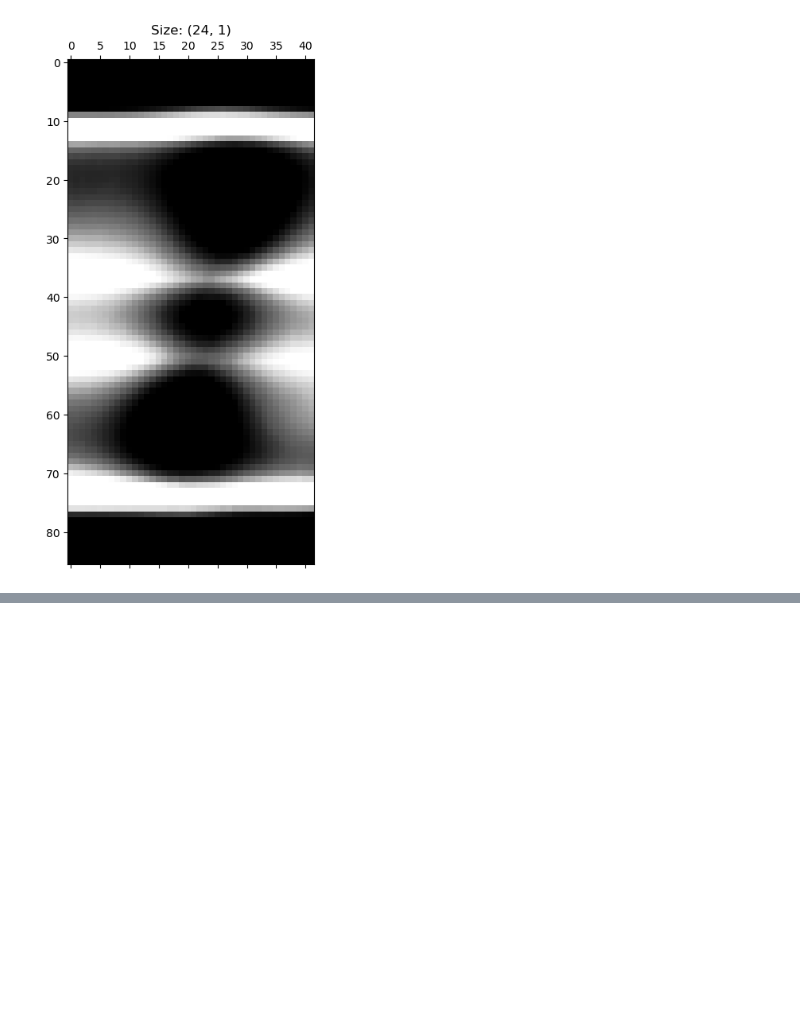
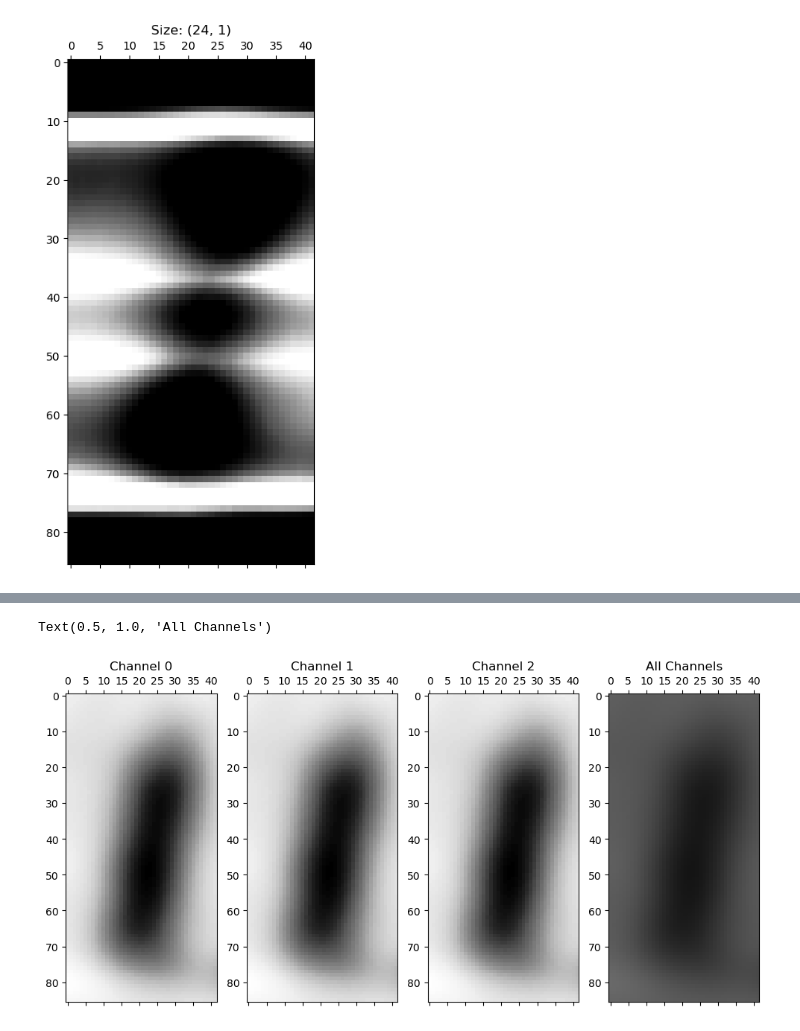
Before and after one commit to muthuganeshece/CVProjects, a Jupyter notebook: XRay/Debluring/Debluring.ipynb, the cells around one changed output, grey strips where cells are left out. Saved outputs shown, nothing was run; the diff lists cells and outputs as text; code cells hidden in the pictures; blank space fills up the shorter version.

```diff
--- a/XRay/Debluring/Debluring.ipynb
+++ b/XRay/Debluring/Debluring.ipynb
@@ -147,0 +196,17 @@ plt.matshow(img[:,:,0], cmap='Greys_r')
+# %%
+plt.figure(figsize=(12,6))
+plt.subplot(1,4,1)
+plt.matshow(img[:,:,0], cmap='Greys_r', fignum=False)
+plt.title('Channel 0')
+plt.subplot(1,4,2)
+plt.matshow(img[:,:,1], cmap='Greys_r', fignum=False)
+plt.title('Channel 1')
+plt.subplot(1,4,3)
+plt.matshow(img[:,:,2], cmap='Greys_r', fignum=False)
+plt.title('Channel 2')
+plt.subplot(1,4,4)
+plt.matshow(img, cmap='Greys_r', fignum=False)
+plt.title('All Channels')
+# %% [output]
+Text(0.5, 1.0, 'All Channels')
+[figure, added]
```
Also changed, not shown: parts of 17 cells of this notebook.
